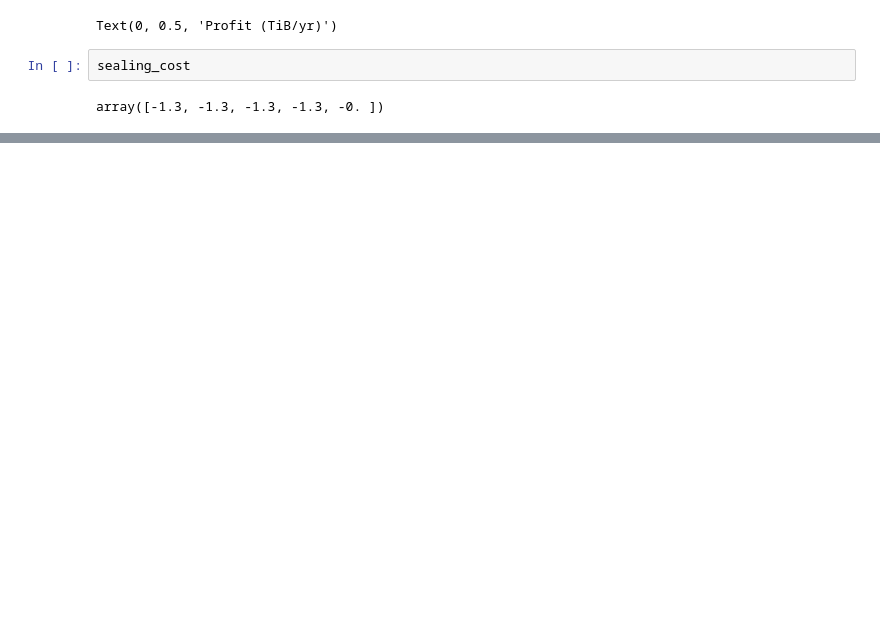
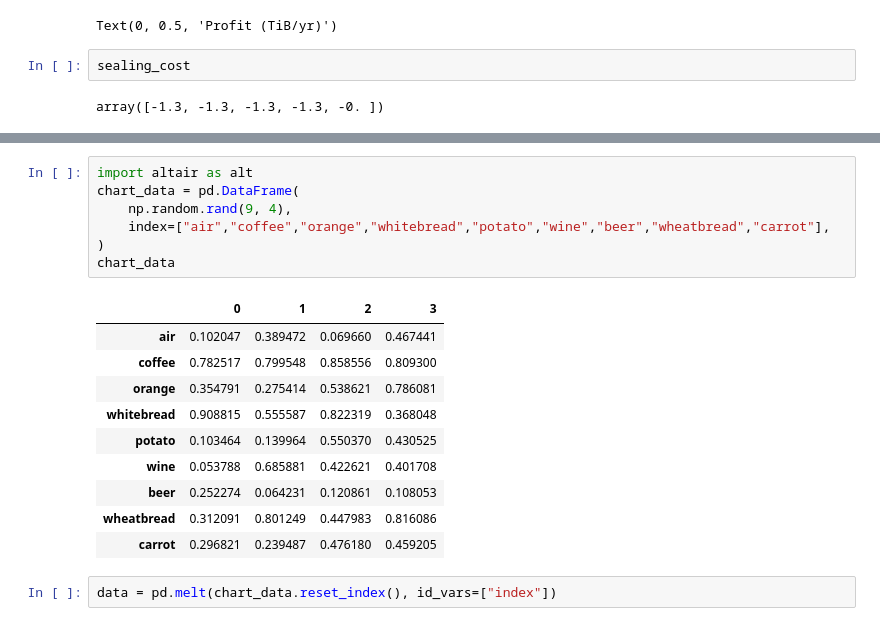
Before and after one commit to protocol/CryptoEconLab, a Jupyter notebook: notebooks/mechafil_jax/filp_experiments/costs.ipynb, the cells around one changed output, grey strips where cells are left out. Drawn from its saved outputs; the diff is of its cells as text; blank space fills up the shorter version.

```diff
--- a/notebooks/mechafil_jax/filp_experiments/costs.ipynb
+++ b/notebooks/mechafil_jax/filp_experiments/costs.ipynb
@@ -296,3 +302,23 @@ plt.tight_layout()
 # %% [output]
 [interactive output not drawn]
 [interactive output not drawn]
+# %%
+import altair as alt
+chart_data = pd.DataFrame(
+    np.random.rand(9, 4),
+    index=["air","coffee","orange","whitebread","potato","wine","beer","wheatbread","carrot"],
+)
+chart_data
+# %% [output]
+|  | 0 | 1 | 2 | 3 |
+| air | 0.102047 | 0.389472 | 0.069660 | 0.467441 |
+| coffee | 0.782517 | 0.799548 | 0.858556 | 0.809300 |
+| orange | 0.354791 | 0.275414 | 0.538621 | 0.786081 |
+| whitebread | 0.908815 | 0.555587 | 0.822319 | 0.368048 |
+| potato | 0.103464 | 0.139964 | 0.550370 | 0.430525 |
+| wine | 0.053788 | 0.685881 | 0.422621 | 0.401708 |
+| beer | 0.252274 | 0.064231 | 0.120861 | 0.108053 |
+| wheatbread | 0.312091 | 0.801249 | 0.447983 | 0.816086 |
+| carrot | 0.296821 | 0.239487 | 0.476180 | 0.459205 |
+# %%
+data = pd.melt(chart_data.reset_index(), id_vars=["index"])
```
Also changed, not shown: parts of 5 cells of this notebook, 3 other files.
